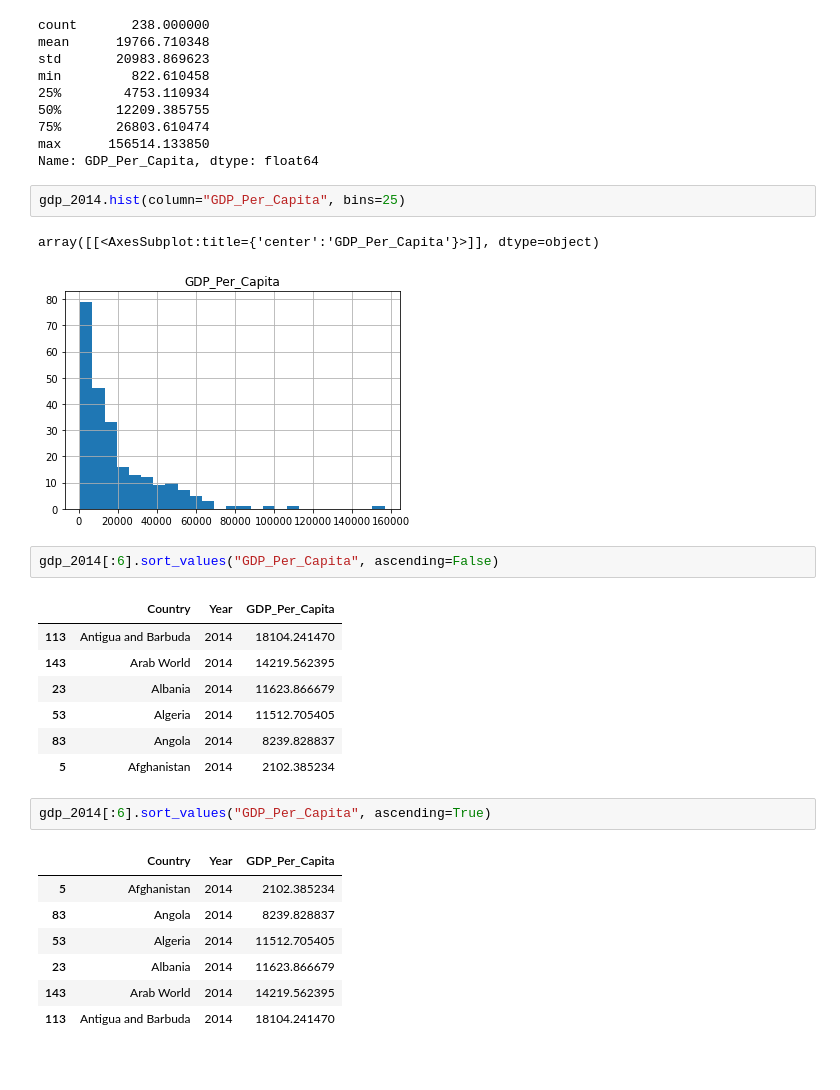
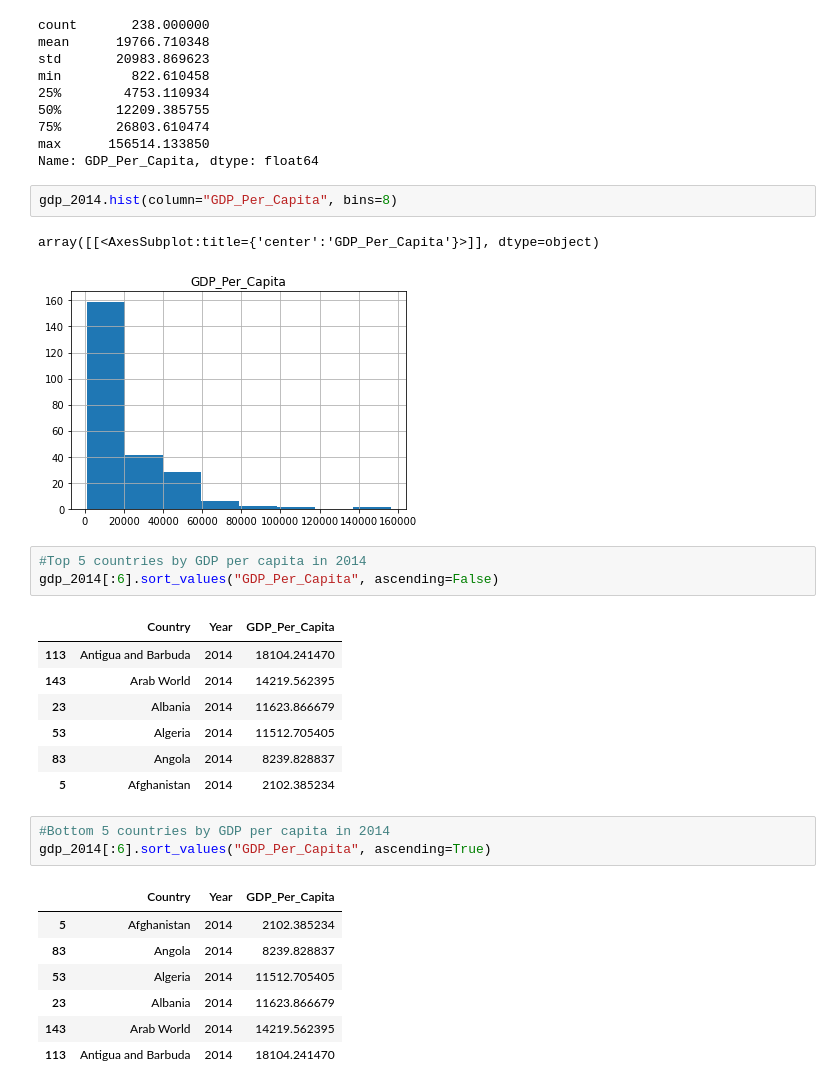
Before and after one commit to nss-data-science-cohort-5/un_exploration-CReihsmann, a Jupyter notebook: notebooks/un-exploration/UN_Data_Exploration.ipynb, the cells around one changed output. Cells and saved outputs as stored; diff of their text form.

```diff
--- a/notebooks/un-exploration/UN_Data_Exploration.ipynb
+++ b/notebooks/un-exploration/UN_Data_Exploration.ipynb
@@ -108,11 +114,12 @@ min         822.610458
 max      156514.133850
 Name: GDP_Per_Capita, dtype: float64
 # %%
-gdp_2014.hist(column="GDP_Per_Capita", bins=25)
+gdp_2014.hist(column="GDP_Per_Capita", bins=8)
 # %% [output]
 array([[<AxesSubplot:title={'center':'GDP_Per_Capita'}>]], dtype=object)
-[figure, old version]
+[figure, new version]
 # %%
+#Top 5 countries by GDP per capita in 2014
 gdp_2014[:6].sort_values("GDP_Per_Capita", ascending=False)
 # %% [output]
 |  | Country | Year | GDP_Per_Capita |
@@ -123,6 +130,7 @@ gdp_2014[:6].sort_values("GDP_Per_Capita", ascending=False)
 | 83 | Angola | 2014 | 8239.828837 |
 | 5 | Afghanistan | 2014 | 2102.385234 |
 # %%
+#Bottom 5 countries by GDP per capita in 2014
 gdp_2014[:6].sort_values("GDP_Per_Capita", ascending=True)
 # %% [output]
 |  | Country | Year | GDP_Per_Capita |
```
Also changed, not shown: parts of 17 cells of this notebook.
